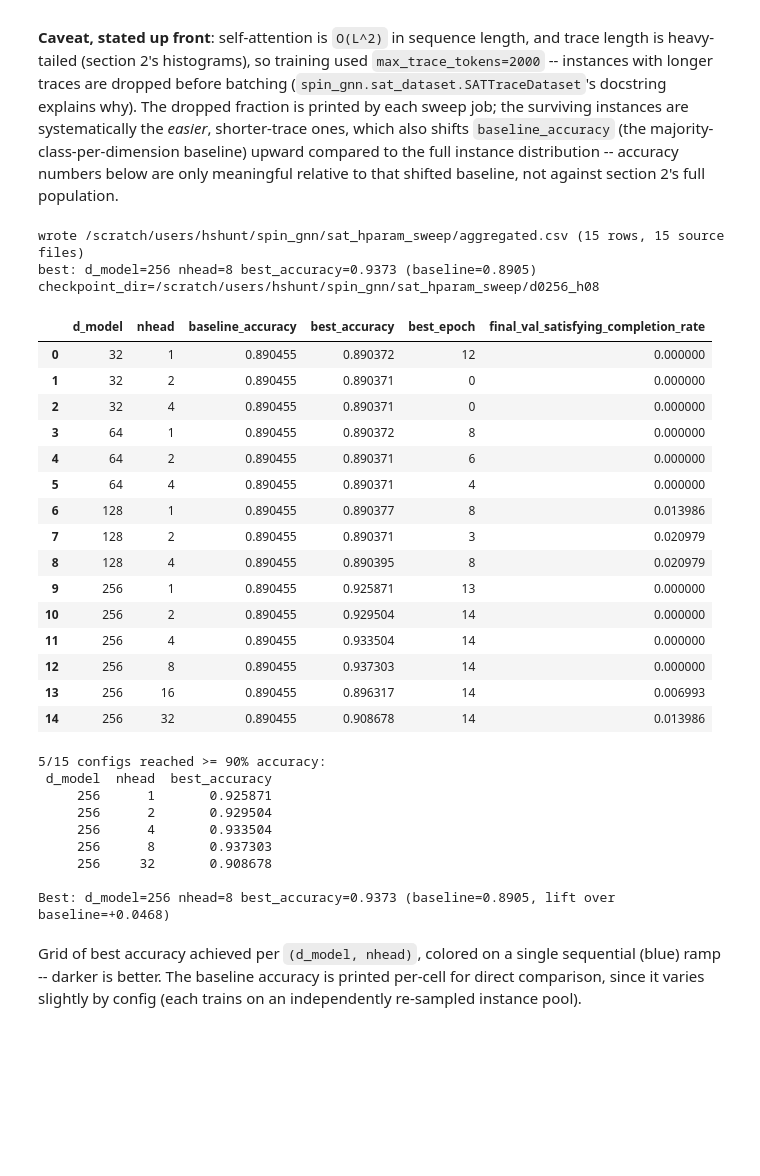
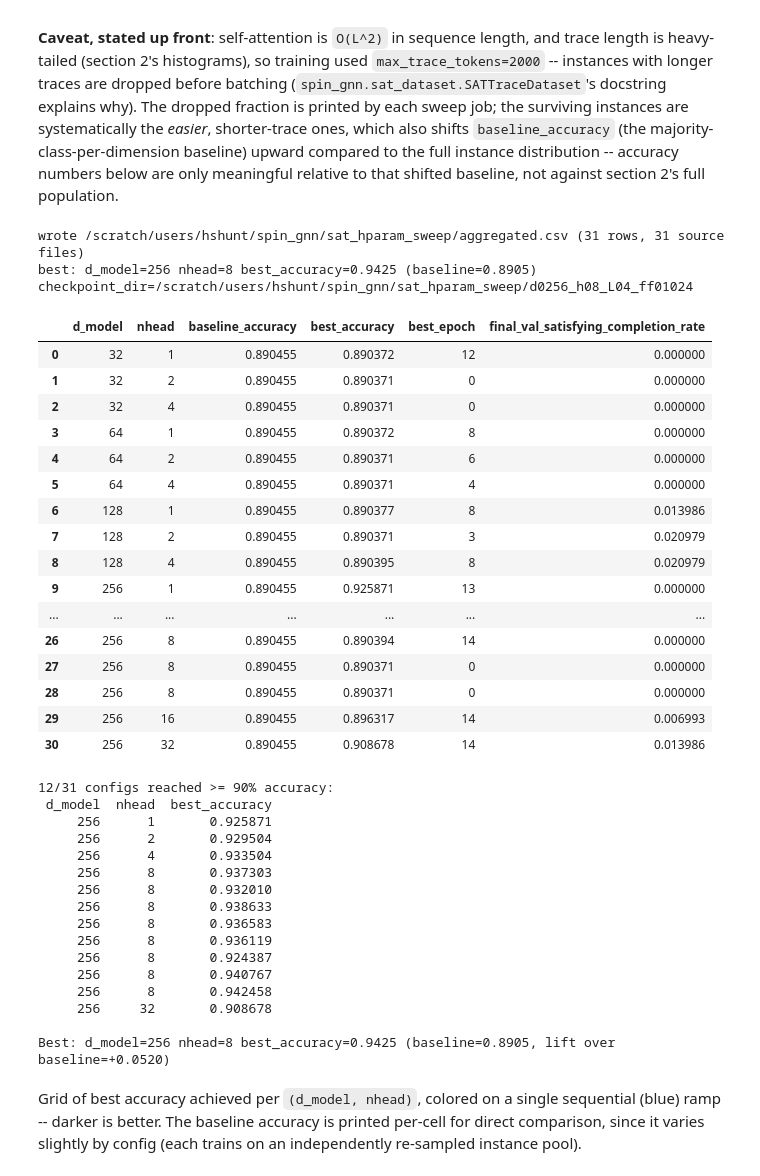
Before and after one commit to henhen724/spin_gnn, a Jupyter notebook: notebooks/sat_unit_propagation_results.ipynb, the cells around one changed output. Drawn from its saved outputs; the diff is of its cells as text; code cells hidden in the pictures; blank space fills up the shorter version.

```diff
--- a/notebooks/sat_unit_propagation_results.ipynb
+++ b/notebooks/sat_unit_propagation_results.ipynb
@@ -214,32 +216,44 @@ full population.
 # %%
 from spin_gnn.aggregate_sat_sweep import aggregate
 
 sweep_df = pd.DataFrame(aggregate(str(SWEEP_DIR)))
-for col in ["d_model", "nhead", "num_layers", "best_epoch"]:
+for col in ["d_model", "nhead", "num_layers", "dim_feedforward", "best_epoch"]:
     sweep_df[col] = sweep_df[col].astype(int)
 for col in ["baseline_accuracy", "best_accuracy", "final_accuracy", "final_nll", "final_val_satisfying_completion_rate"]:
     sweep_df[col] = sweep_df[col].astype(float)
 
+# Three sweep "generations" now share this directory: the original (d_model,
+# nhead) grid, the nhead-only follow-up at d_model=256, and the newest
+# (num_layers, dim_feedforward) follow-up at fixed d_model=256/nhead=8.
+# Older checkpoint dirs are tagged "d{d_model}_h{nhead}" only; the newest
+# generation's tag also has "_L{num_layers}_ff{dim_feedforward}" -- use that
+# to split cleanly rather than filtering on values that can coincidentally
+# collide (e.g. the new grid's own num_layers=2, dim_feedforward=1024 point
+# is a near-duplicate rerun of the original nhead=8 config).
+base_grid = sweep_df[~sweep_df["checkpoint_dir"].str.contains("_L")]
+mlp_grid = sweep_df[sweep_df["checkpoint_dir"].str.contains("_L")]
+
 sweep_df[["d_model", "nhead", "baseline_accuracy", "best_accuracy", "best_epoch", "final_val_satisfying_completion_rate"]]
 # %% [output]
-wrote /scratch/users/hshunt/spin_gnn/sat_hparam_sweep/aggregated.csv (15 rows, 15 source files)
-best: d_model=256 nhead=8 best_accuracy=0.9373 (baseline=0.8905) checkpoint_dir=/scratch/users/hshunt/spin_gnn/sat_hparam_sweep/d0256_h08
+wrote /scratch/users/hshunt/spin_gnn/sat_hparam_sweep/aggregated.csv (31 rows, 31 source files)
+best: d_model=256 nhead=8 best_accuracy=0.9425 (baseline=0.8905) checkpoint_dir=/scratch/users/hshunt/spin_gnn/sat_hparam_sweep/d0256_h08_L04_ff01024
 |  | d_model | nhead | baseline_accuracy | best_accuracy | best_epoch | final_val_satisfying_completion_rate |
 | 0 | 32 | 1 | 0.890455 | 0.890372 | 12 | 0.000000 |
 | 1 | 32 | 2 | 0.890455 | 0.890371 | 0 | 0.000000 |
 | 2 | 32 | 4 | 0.890455 | 0.890371 | 0 | 0.000000 |
 | 3 | 64 | 1 | 0.890455 | 0.890372 | 8 | 0.000000 |
 | 4 | 64 | 2 | 0.890455 | 0.890371 | 6 | 0.000000 |
 | 5 | 64 | 4 | 0.890455 | 0.890371 | 4 | 0.000000 |
 | 6 | 128 | 1 | 0.890455 | 0.890377 | 8 | 0.013986 |
 | 7 | 128 | 2 | 0.890455 | 0.890371 | 3 | 0.020979 |
 | 8 | 128 | 4 | 0.890455 | 0.890395 | 8 | 0.020979 |
 | 9 | 256 | 1 | 0.890455 | 0.925871 | 13 | 0.000000 |
-| 10 | 256 | 2 | 0.890455 | 0.929504 | 14 | 0.000000 |
-| 11 | 256 | 4 | 0.890455 | 0.933504 | 14 | 0.000000 |
-| 12 | 256 | 8 | 0.890455 | 0.937303 | 14 | 0.000000 |
-| 13 | 256 | 16 | 0.890455 | 0.896317 | 14 | 0.006993 |
-| 14 | 256 | 32 | 0.890455 | 0.908678 | 14 | 0.013986 |
+| ... | ... | ... | ... | ... | ... | ... |
+| 26 | 256 | 8 | 0.890455 | 0.890394 | 14 | 0.000000 |
+| 27 | 256 | 8 | 0.890455 | 0.890371 | 0 | 0.000000 |
+| 28 | 256 | 8 | 0.890455 | 0.890371 | 0 | 0.000000 |
+| 29 | 256 | 16 | 0.890455 | 0.896317 | 14 | 0.006993 |
+| 30 | 256 | 32 | 0.890455 | 0.908678 | 14 | 0.013986 |
 # %%
 TARGET_ACCURACY = 0.90
 hit_target = sweep_df[sweep_df["best_accuracy"] >= TARGET_ACCURACY]
@@ -254,15 +268,22 @@ print(f"\nBest: d_model={int(best_row['d_model'])} nhead={int(best_row['nhead'])
       f"best_accuracy={best_row['best_accuracy']:.4f} (baseline={best_row['baseline_accuracy']:.4f}, "
       f"lift over baseline={best_row['best_accuracy'] - best_row['baseline_accuracy']:+.4f})")
 # %% [output]
-5/15 configs reached >= 90% accuracy:
+12/31 configs reached >= 90% accuracy:
  d_model  nhead  best_accuracy
      256      1       0.925871
      256      2       0.929504
      256      4       0.933504
      256      8       0.937303
+     256      8       0.932010
+     256      8       0.938633
+     256      8       0.936583
+     256      8       0.936119
+     256      8       0.924387
+     256      8       0.940767
+     256      8       0.942458
      256     32       0.908678
 
-Best: d_model=256 nhead=8 best_accuracy=0.9373 (baseline=0.8905, lift over baseline=+0.0468)
+Best: d_model=256 nhead=8 best_accuracy=0.9425 (baseline=0.8905, lift over baseline=+0.0520)
 # %% [markdown]
 Grid of best accuracy achieved per `(d_model, nhead)`, colored on a
 single sequential (blue) ramp -- darker is better. The baseline accuracy is
```
Also changed, not shown: parts of 11 cells of this notebook, 11 other files.
